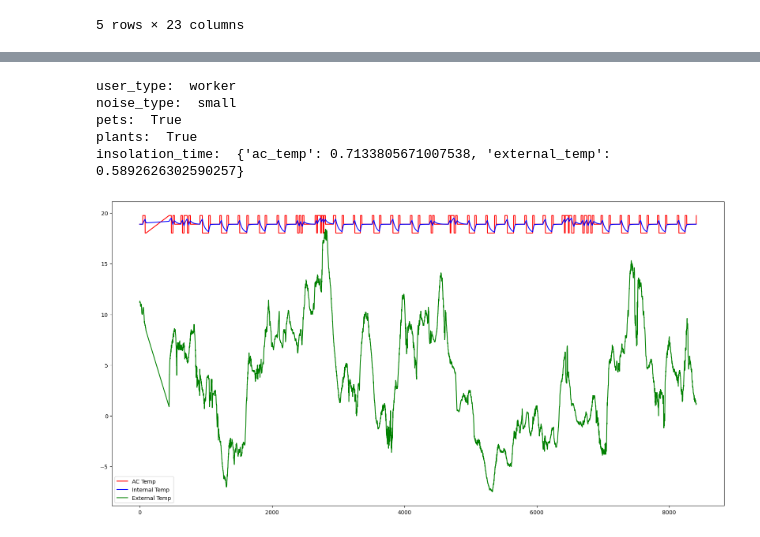
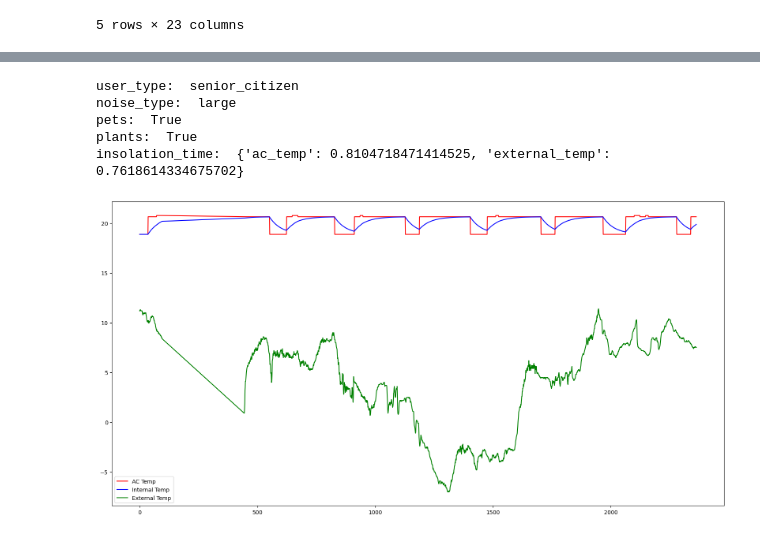
Before and after one commit to shef4/fireflyai, a Jupyter notebook: Thermoflyai_model_training.ipynb, the cells around one changed output, grey strips where cells are left out. Saved outputs shown, nothing was run; the diff lists cells and outputs as text; code cells hidden in the pictures.

```diff
--- a/Thermoflyai_model_training.ipynb
+++ b/Thermoflyai_model_training.ipynb
@@ -591,16 +577,16 @@ Dev_df.head()
 # %%
 """
 Plot Preprocessed Data
 """
-time = "month"
+time = "week"
 Processor.plot_data(Dev_df, user_profile, show_ac_temp=True, show_inside_temp=True, show_outside_temp=True, convert = False, time_type = time)
 # %% [output]
-user_type:  worker
-noise_type:  small
+user_type:  senior_citizen
+noise_type:  large
 pets:  True
 plants:  True
-insolation_time:  {'ac_temp': 0.7133805671007538, 'external_temp': 0.5892626302590257}
+insolation_time:  {'ac_temp': 0.8104718471414525, 'external_temp': 0.7618614334675702}
-[figure, old version]
+[figure, new version]
 # %%
 """
 Tune Models Hyper-Parameters
```
Also changed, not shown: parts of 8 cells of this notebook, 1 other file.
